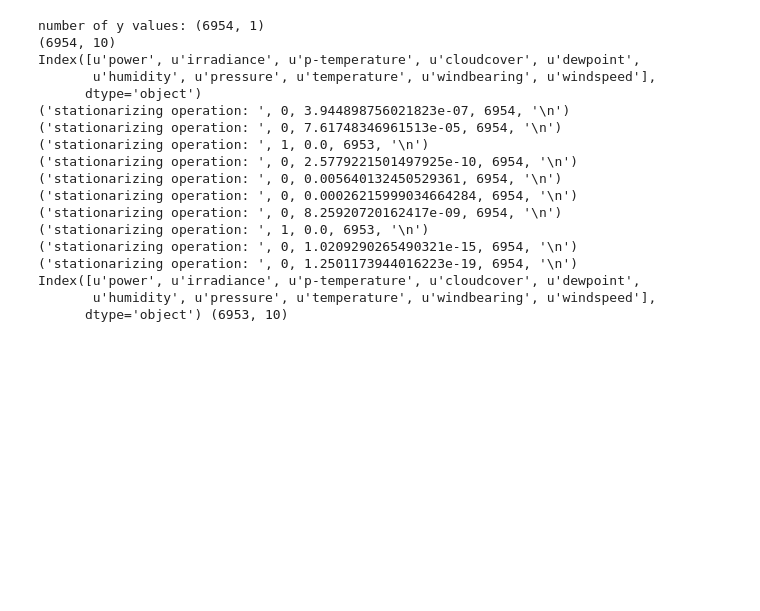
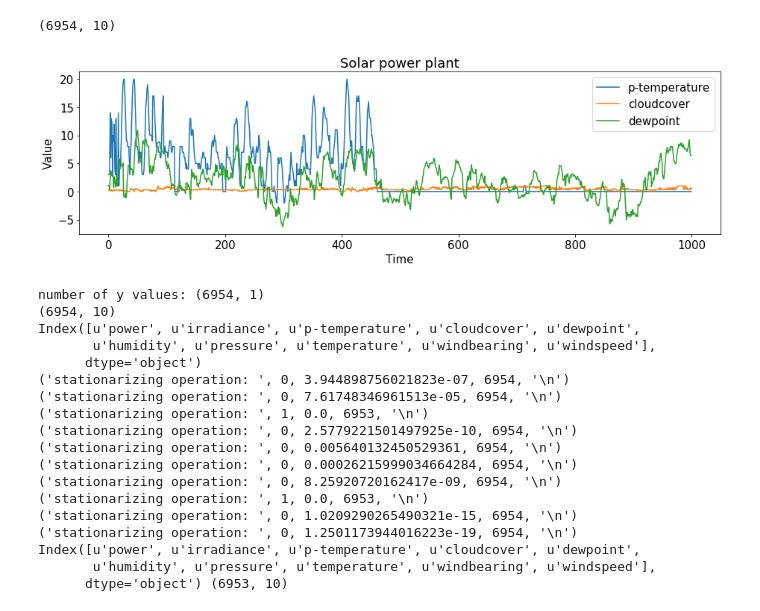
Before and after one commit to weilai0980/tsRNN, a Jupyter notebook: forecasting/data_prep.ipynb, the cells around one changed output. Drawn from its saved outputs; the diff is of its cells as text; code cells hidden in the pictures; blank space fills up the shorter version.

```diff
--- a/forecasting/data_prep.ipynb
+++ b/forecasting/data_prep.ipynb
@@ -79,3 +92,13 @@ def multivariate_ts_plot_pair( dta_df, dta_tf_post, title_str ):
+# %%
+print(dta_df.shape)
+
+# ['irradiance', 'p-temperature', 'cloudcover', 'dewpoint', 'humidity', 'pressure',\
+#                 'temperature', 'windbearing', 'windspeed']
+
+multivariate_ts_plot( dta_df[[ 'p-temperature', 'cloudcover', 'dewpoint' ]][:1000], "Solar power plant" )
+# %% [output]
+(6954, 10)
+[figure, added]
 # %%
 # ---- common parameters ----
 
```
Also changed, not shown: parts of 4 cells of this notebook, 23 other files.
